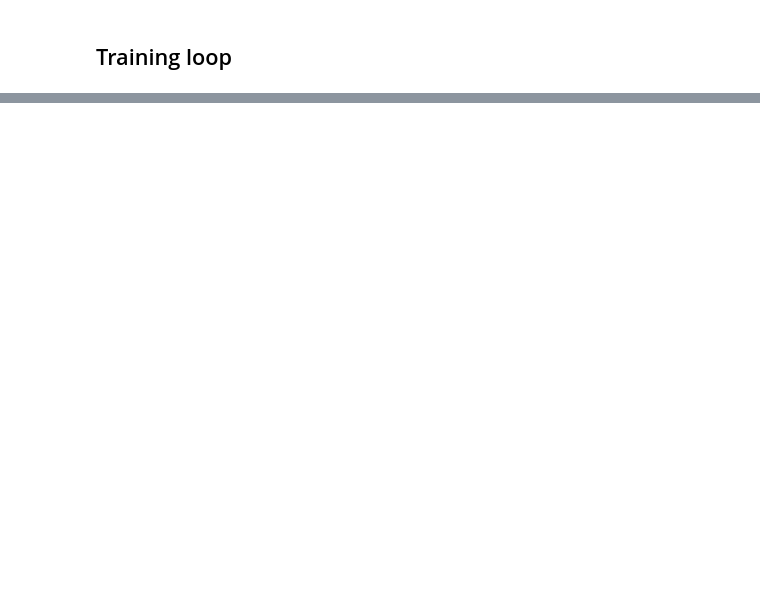
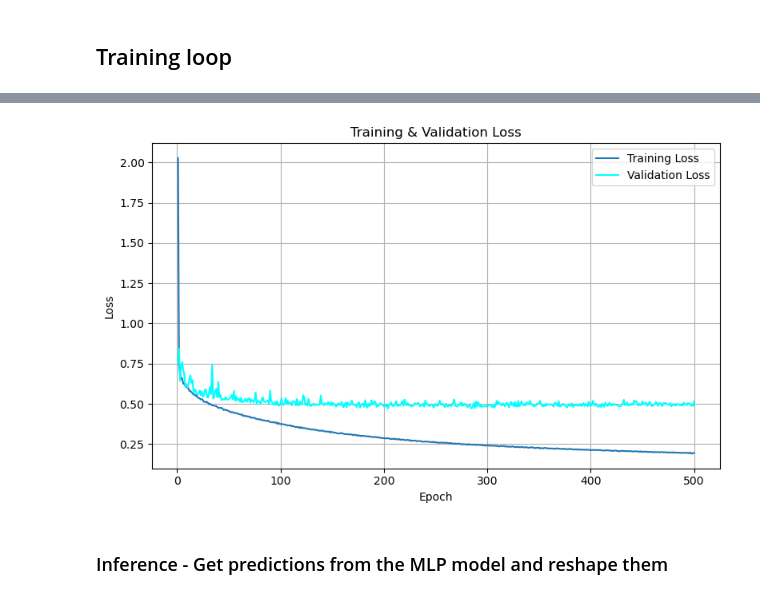
Before and after one commit to hernlerAnja/Structure-Aware-DTA, a Jupyter notebook: new_model_training.ipynb, the cells around one changed output, grey strips where cells are left out. Cells and saved outputs as stored; diff of their text form; code cells hidden in the pictures; blank space fills up the shorter version.

```diff
--- a/new_model_training.ipynb
+++ b/new_model_training.ipynb
@@ -92,0 +219,31 @@ predictions = torch.cat(predictions).numpy()
+# %%
+# hyperparameters
+h_dim = 256
+model = AffinityPredMLP(input_dim=128, hidden_dim=h_dim, output_dim=1).to(device)
+
+EPOCHS = 500  # 100/200 might be enough, 500 (might) leads to overfitting
+LEARNING_RATE = 5e-4
+
+optimizer = optim.Adam(model.parameters(), lr=LEARNING_RATE, weight_decay=1e-5)  # Adam optimizer with weight decay for regularization
+criterion = nn.MSELoss()  # Mean Squared Error for regression tasks
+
+best_val_loss = float('inf') # for best model selection/saving
+# %%
+# training loop
+train_losses, val_losses = [], []
+
+for epoch in tqdm(range(1, EPOCHS + 1), desc="Training Progress"):
+    train_loss = train_epoch(model, train_loader, optimizer, criterion)
+    val_loss = evaluate(model, val_loader, criterion)
+
+    train_losses.append(train_loss)
+    val_losses.append(val_loss)
+
+    if epoch % 10 == 0:
+        print(f"Epoch {epoch}/{EPOCHS}, Train Loss: {train_loss:.4f}, Val Loss: {val_loss:.4f}")
+
+    # Save the best model based on validation loss
+    if val_loss < best_val_loss:
+        best_val_loss = val_loss
+        torch.save(model.state_dict(), "model/best_model_500eps_hd1024.pt")
+        # print("Best model saved!")
@@ -92,0 +268,16 @@ predictions = torch.cat(predictions).numpy()
+# %%
+# plot loss curves
+plt.figure(figsize=(8,5))
+plt.plot(range(1, EPOCHS+1), train_losses, label='Training Loss')
+plt.plot(range(1, EPOCHS+1), val_losses, label='Validation Loss', color='cyan')
+plt.xlabel('Epoch')
+plt.ylabel('Loss')
+plt.title('Training & Validation Loss')
+plt.legend()
+plt.grid(True)
+plt.tight_layout()
+plt.show()
+# %% [output]
+[figure, added]
+# %% [markdown]
+### Inference - Get predictions from the MLP model and reshape them
```
Also changed, not shown: parts of 43 cells of this notebook, 1 other file.
